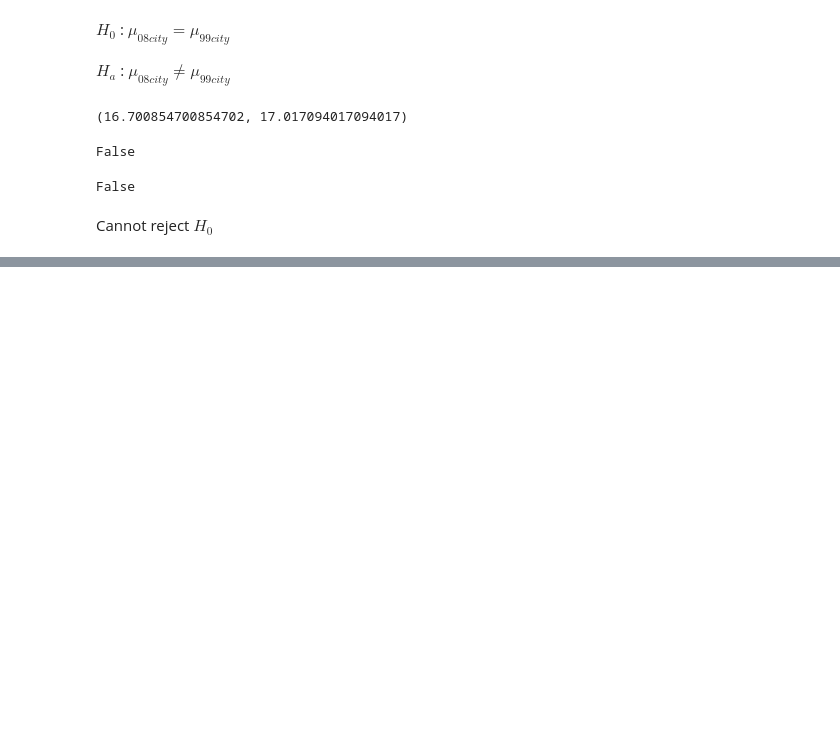
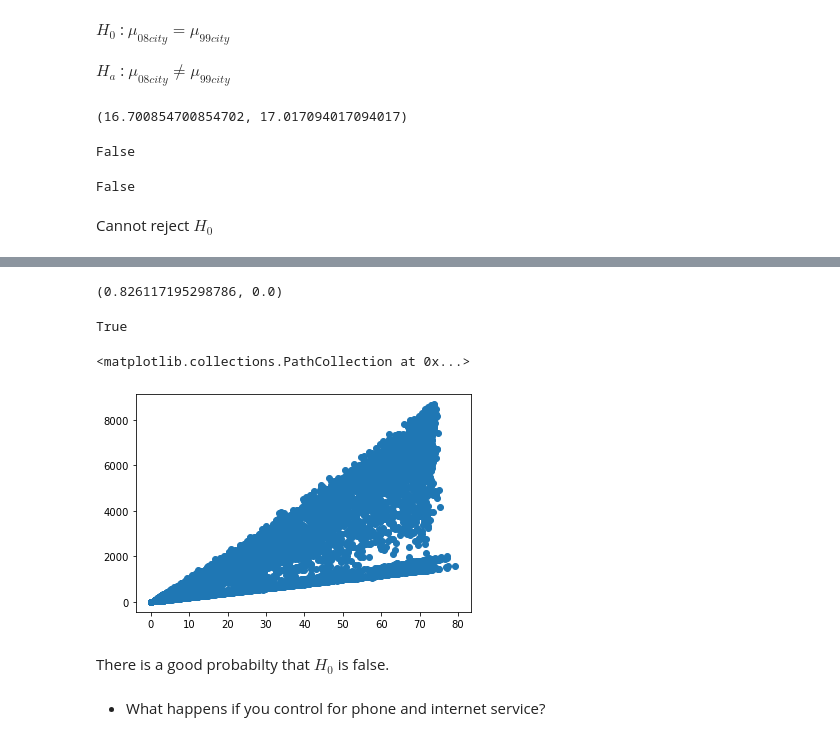
Before and after one commit to stephenfitzsimon/statistics-exercises, a Jupyter notebook: hypothesis_testing.ipynb, the cells around one changed output, grey strips where cells are left out. Saved outputs shown, nothing was run; the diff lists cells and outputs as text; code cells hidden in the pictures; blank space fills up the shorter version.

Commit message:
added some note for correlation

```diff
--- a/hypothesis_testing.ipynb
+++ b/hypothesis_testing.ipynb
@@ -317,0 +442,3 @@ Cannot reject $H_0$
+# %%
+tl.total_charges.replace(np.NaN, 0, inplace = True)
+tl[tl.total_charges.isna()]
@@ -317,0 +447,4 @@ Cannot reject $H_0$
+# %%
+#Get total charges column
+tch = tl.total_charges
+tch
@@ -317,0 +464,20 @@ Cannot reject $H_0$
+# %%
+# get r and p
+r, p = stats.pearsonr(tch, tnr)
+r, p
+# %% [output]
+(0.826117195298786, 0.0)
+# %%
+p < alpha
+# %% [output]
+True
+# %%
+#correlation is clear from the scatter plot
+plt.scatter(x=tnr, y=tch)
+# %% [output]
+<matplotlib.collections.PathCollection at 0x...>
+[figure, added]
+# %% [markdown]
+There is a good probabilty that $H_0$ is false.
+# %% [markdown]
+- What happens if you control for phone and internet service?
```
Also changed, not shown: parts of 24 cells of this notebook.
